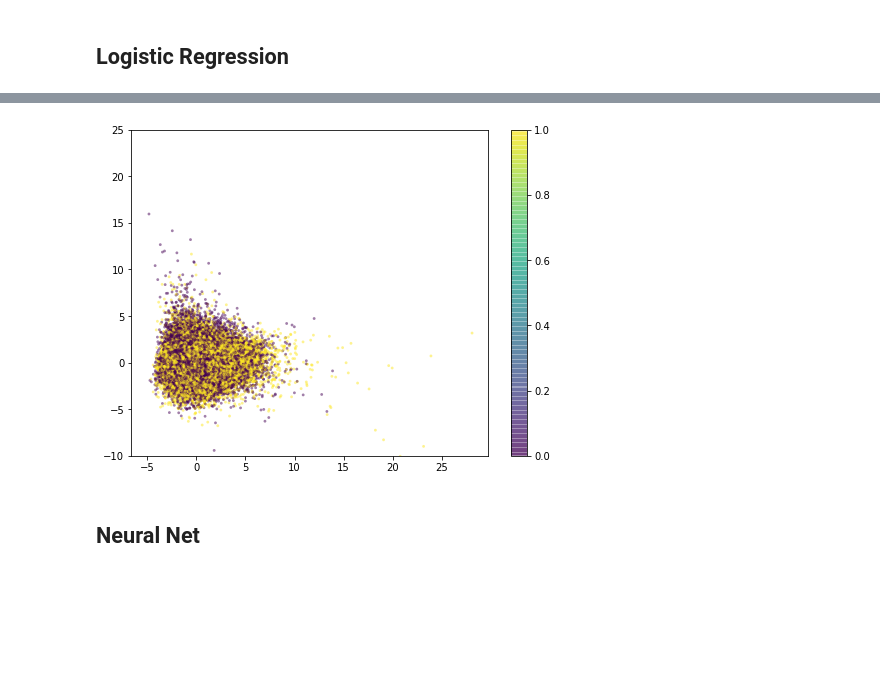
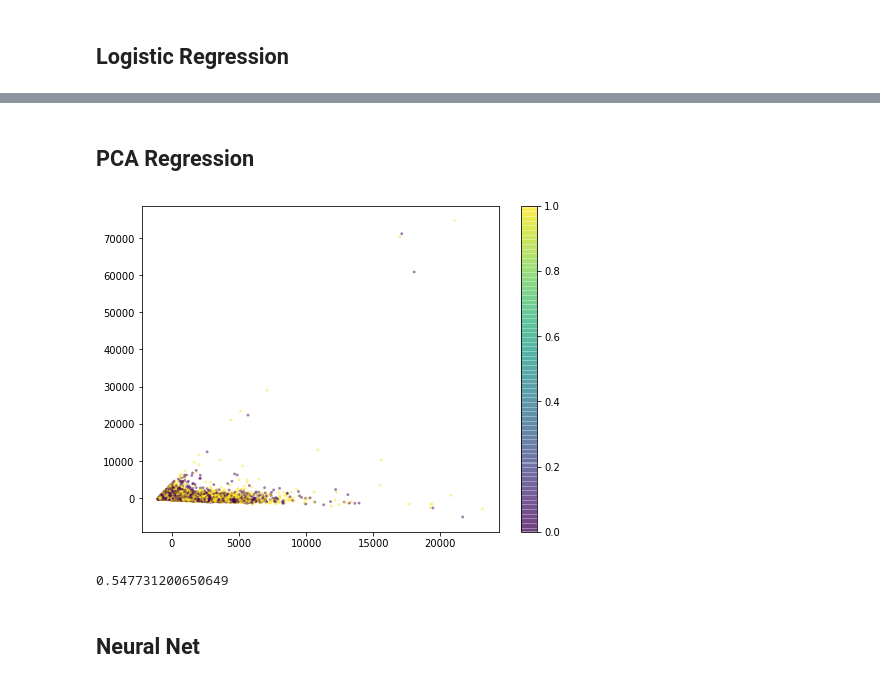
Before and after one commit to wendyfyx/lc_risk_analysis, a Jupyter notebook: ml_project.ipynb, the cells around one changed output, grey strips where cells are left out. Saved outputs shown, nothing was run; the diff lists cells and outputs as text; code cells hidden in the pictures; blank space fills up the shorter version.

```diff
--- a/ml_project.ipynb
+++ b/ml_project.ipynb
@@ -214,3 +259,3 @@ Index(['annual_inc', 'delinq_2yrs', 'emp_length', 'mort_acc',
       dtype='object')
 # %%
-df0 = df0.drop(['home_ANY', 'grade_D'], axis=1)
+df0 = df0.drop(['home_ANY', 'home_NONE', 'grade_D'], axis=1)
@@ -264,6 +318,6 @@ Name: loan_status, dtype: float64
 # %%
-df_good = df0[df0['loan_status']==1].sample(n=70000)
 df_bad = df0[df0['loan_status']==0]
+df_good = df0[df0['loan_status']==1].sample(n=len(df_bad))
 df_downsampled = pd.concat([df_good,df_bad])
 df_downsampled.head()
 # %% [output]
@@ -315,9 +369,12 @@ print(X_test.shape, y_test.shape)
 from sklearn.linear_model import LogisticRegression
 from sklearn.metrics import accuracy_score, precision_score, recall_score
 
-clf = LogisticRegression(max_iter=5000, penalty='l2')
+clf = LogisticRegression(max_iter=5000, penalty='l2', solver ='liblinear',
+                         class_weight="balanced")
 clf.fit(X_train, y_train)
 y_pred = clf.predict(X_test)
+y_pred_train = clf.predict(X_train)
 accuracy = accuracy_score(y_pred, y_test)
-print(accuracy)
+train_accuracy = accuracy_score(y_pred_train, y_train)
+print(accuracy, train_accuracy)
 # %% [output]
@@ -342,18 +416,30 @@ weighted avg       0.63      0.63      0.63     27665
+# %% [markdown]
+## PCA Regression
 # %%
 from sklearn.decomposition import PCA
-pca = PCA(n_components=2)
+pca = PCA(n_components=5)
 X_reduced = pca.fit_transform(X_train)
 # %%
 plt.figure(figsize=(8, 6))
 plt.scatter(X_reduced[:, 0], X_reduced[:, 1],
             c=y_train, edgecolor='none',
             alpha=0.5, s = 8)
 #plt.xlim(-10, 30)
-plt.ylim(-10, 25)
+#plt.ylim(-10, 25)
 plt.colorbar()
 plt.show()
 # %% [output]
-[figure, old version]
+[figure, new version]
+# %%
+clf_pca = LogisticRegression(max_iter=5000, penalty='l2')
+clf_pca.fit(X_reduced, y_train)
+#y_pred = clf_pca.predict(X_test)
+y_pred_train = clf_pca.predict(X_reduced)
+#accuracy = accuracy_score(y_pred, y_test)
+train_accuracy = accuracy_score(y_pred_train, y_train)
+print(train_accuracy)
+# %% [output]
+0.547731200650649
 # %% [markdown]
 ## Neural Net
 # %%
```
Also changed, not shown: parts of 40 cells of this notebook.
